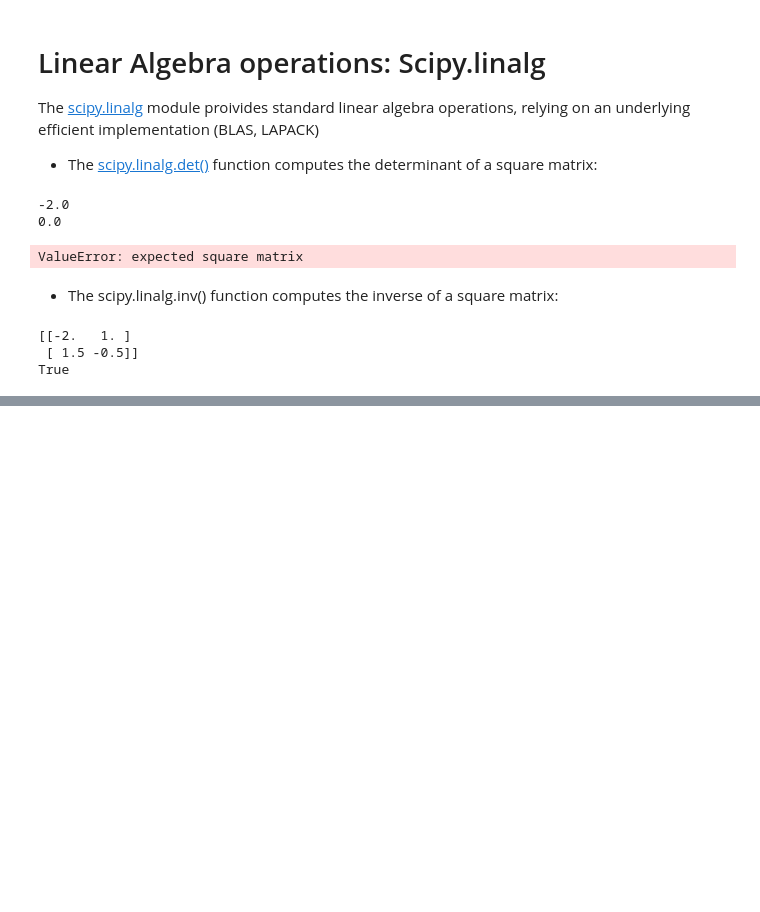
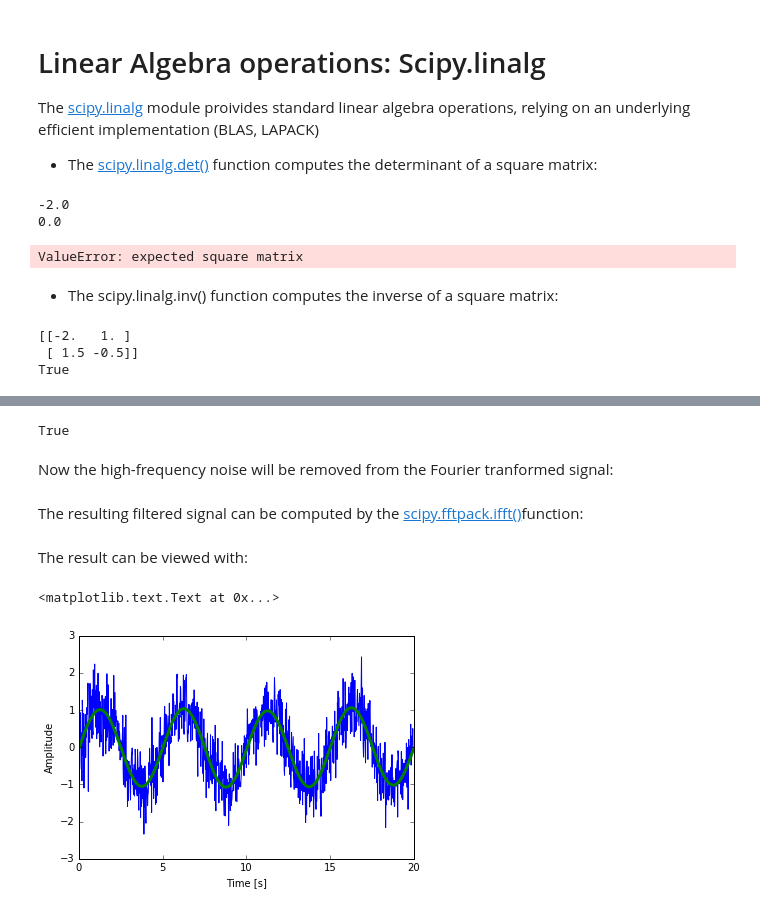
Before and after one commit to jorellano/HLSL, a Jupyter notebook: File input_output scipy.io.ipynb, the cells around one changed output, grey strips where cells are left out. Cells and saved outputs as stored; diff of their text form; code cells hidden in the pictures; blank space fills up the shorter version.

```diff
--- a/File input_output scipy.io.ipynb
+++ b/File input_output scipy.io.ipynb
@@ -57,0 +97,4 @@ True
+# %%
+pidxs = np.where(sample_freq > 0)
+freqs = sample_freq[pidxs]
+power = np.abs(sig_fft)[pidxs]
@@ -57,0 +103,25 @@ True
+# %%
+freq = freqs[power.argmax()]
+np.allclose(freq, 1./period) # check that correct freq is found
+# %% [output]
+True
+# %% [markdown]
+Now the high-frequency noise will be removed from the Fourier tranformed signal:
+# %%
+sig_fft[np.abs(sample_freq) > freq] = 0
+# %% [markdown]
+The resulting filtered signal can be computed by the [scipy.fftpack.ifft()](http://docs.scipy.org/doc/scipy/reference/generated/scipy.fftpack.ifft.html#scipy.fftpack.ifft)function:
+# %%
+main_sig = fftpack.ifft(sig_fft)
+# %% [markdown]
+The result can be viewed with:
+# %%
+import pylab as plt
+plt.figure()
+plt.plot(time_vec, sig)
+plt.plot(time_vec, main_sig, linewidth=3)
+plt.xlabel('Time [s]')
+plt.ylabel('Amplitude')
+# %% [output]
+<matplotlib.text.Text at 0x...>
+[figure, added]
```
Also changed, not shown: parts of 15 cells of this notebook, 2 other files.
